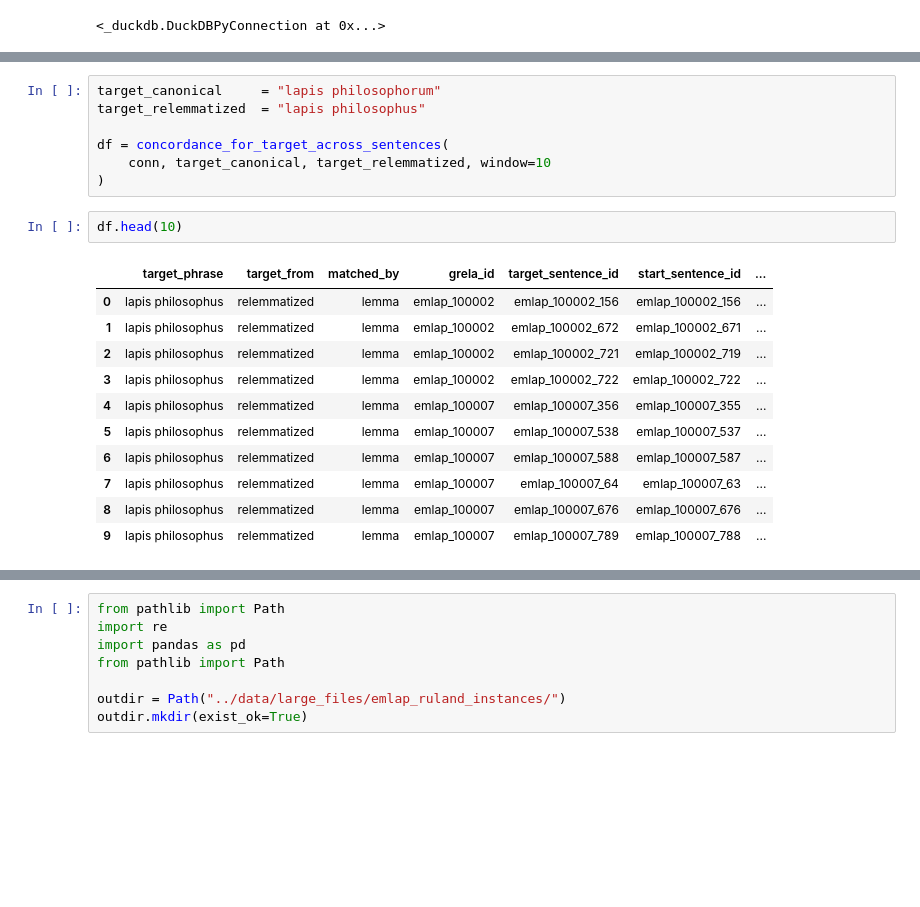
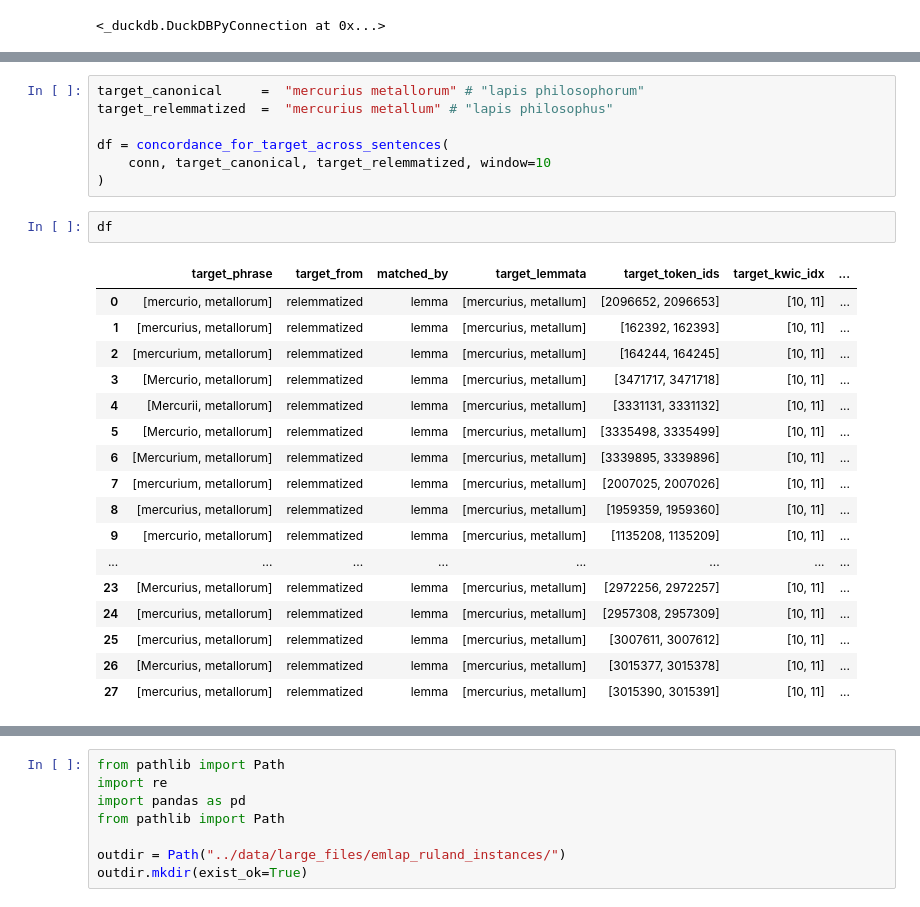
Before and after one commit to CCS-ZCU/dictionary-emlap, a Jupyter notebook: scripts/2-ruland-in-emlap.ipynb, the cells around one changed output, grey strips where cells are left out. Drawn from its saved outputs; the diff is of its cells as text; blank space fills up the shorter version.

```diff
--- a/scripts/2-ruland-in-emlap.ipynb
+++ b/scripts/2-ruland-in-emlap.ipynb
@@ -432,24 +535,30 @@ lexeme_df[lexeme_df["target_canonical"].str.startswith("mercurius")]
 # %%
-target_canonical     = "lapis philosophorum"
-target_relemmatized  = "lapis philosophus"
+target_canonical     =  "mercurius metallorum" # "lapis philosophorum"
+target_relemmatized  =  "mercurius metallum" # "lapis philosophus"
 
 df = concordance_for_target_across_sentences(
     conn, target_canonical, target_relemmatized, window=10
 )
 # %%
-df.head(10)
+df
 # %% [output]
-|  | target_phrase | target_from | matched_by | grela_id | target_sentence_id | start_sentence_id | ... |
-| 0 | lapis philosophus | relemmatized | lemma | emlap_100002 | emlap_100002_156 | emlap_100002_156 | ... |
-| 1 | lapis philosophus | relemmatized | lemma | emlap_100002 | emlap_100002_672 | emlap_100002_671 | ... |
-| 2 | lapis philosophus | relemmatized | lemma | emlap_100002 | emlap_100002_721 | emlap_100002_719 | ... |
-| 3 | lapis philosophus | relemmatized | lemma | emlap_100002 | emlap_100002_722 | emlap_100002_722 | ... |
-| 4 | lapis philosophus | relemmatized | lemma | emlap_100007 | emlap_100007_356 | emlap_100007_355 | ... |
-| 5 | lapis philosophus | relemmatized | lemma | emlap_100007 | emlap_100007_538 | emlap_100007_537 | ... |
-| 6 | lapis philosophus | relemmatized | lemma | emlap_100007 | emlap_100007_588 | emlap_100007_587 | ... |
-| 7 | lapis philosophus | relemmatized | lemma | emlap_100007 | emlap_100007_64 | emlap_100007_63 | ... |
-| 8 | lapis philosophus | relemmatized | lemma | emlap_100007 | emlap_100007_676 | emlap_100007_676 | ... |
-| 9 | lapis philosophus | relemmatized | lemma | emlap_100007 | emlap_100007_789 | emlap_100007_788 | ... |
+|  | target_phrase | target_from | matched_by | target_lemmata | target_token_ids | target_kwic_idx | ... |
+| 0 | [mercurio, metallorum] | relemmatized | lemma | [mercurius, metallum] | [2096652, 2096653] | [10, 11] | ... |
+| 1 | [mercurius, metallorum] | relemmatized | lemma | [mercurius, metallum] | [162392, 162393] | [10, 11] | ... |
+| 2 | [mercurium, metallorum] | relemmatized | lemma | [mercurius, metallum] | [164244, 164245] | [10, 11] | ... |
+| 3 | [Mercurio, metallorum] | relemmatized | lemma | [mercurius, metallum] | [3471717, 3471718] | [10, 11] | ... |
+| 4 | [Mercurii, metallorum] | relemmatized | lemma | [mercurius, metallum] | [3331131, 3331132] | [10, 11] | ... |
+| 5 | [Mercurio, metallorum] | relemmatized | lemma | [mercurius, metallum] | [3335498, 3335499] | [10, 11] | ... |
+| 6 | [Mercurium, metallorum] | relemmatized | lemma | [mercurius, metallum] | [3339895, 3339896] | [10, 11] | ... |
+| 7 | [mercurium, metallorum] | relemmatized | lemma | [mercurius, metallum] | [2007025, 2007026] | [10, 11] | ... |
+| 8 | [mercurius, metallorum] | relemmatized | lemma | [mercurius, metallum] | [1959359, 1959360] | [10, 11] | ... |
+| 9 | [mercurio, metallorum] | relemmatized | lemma | [mercurius, metallum] | [1135208, 1135209] | [10, 11] | ... |
+| ... | ... | ... | ... | ... | ... | ... | ... |
+| 23 | [Mercurius, metallorum] | relemmatized | lemma | [mercurius, metallum] | [2972256, 2972257] | [10, 11] | ... |
+| 24 | [mercurius, metallorum] | relemmatized | lemma | [mercurius, metallum] | [2957308, 2957309] | [10, 11] | ... |
+| 25 | [mercurius, metallorum] | relemmatized | lemma | [mercurius, metallum] | [3007611, 3007612] | [10, 11] | ... |
+| 26 | [Mercurius, metallorum] | relemmatized | lemma | [mercurius, metallum] | [3015377, 3015378] | [10, 11] | ... |
+| 27 | [mercurius, metallorum] | relemmatized | lemma | [mercurius, metallum] | [3015390, 3015391] | [10, 11] | ... |
 # %%
 lexeme_df_sample_emlap_instances = lexeme_df.sample(10, random_state=1).apply(lambda row: concordance_for_target_across_sentences(conn, row["target_canonical"], row["target_relemmatized"], window=10).to_dict("records"), axis=1)
 lexeme_df_sample_emlap_instances
```
Also changed, not shown: parts of 34 cells of this notebook, 5 other files.
